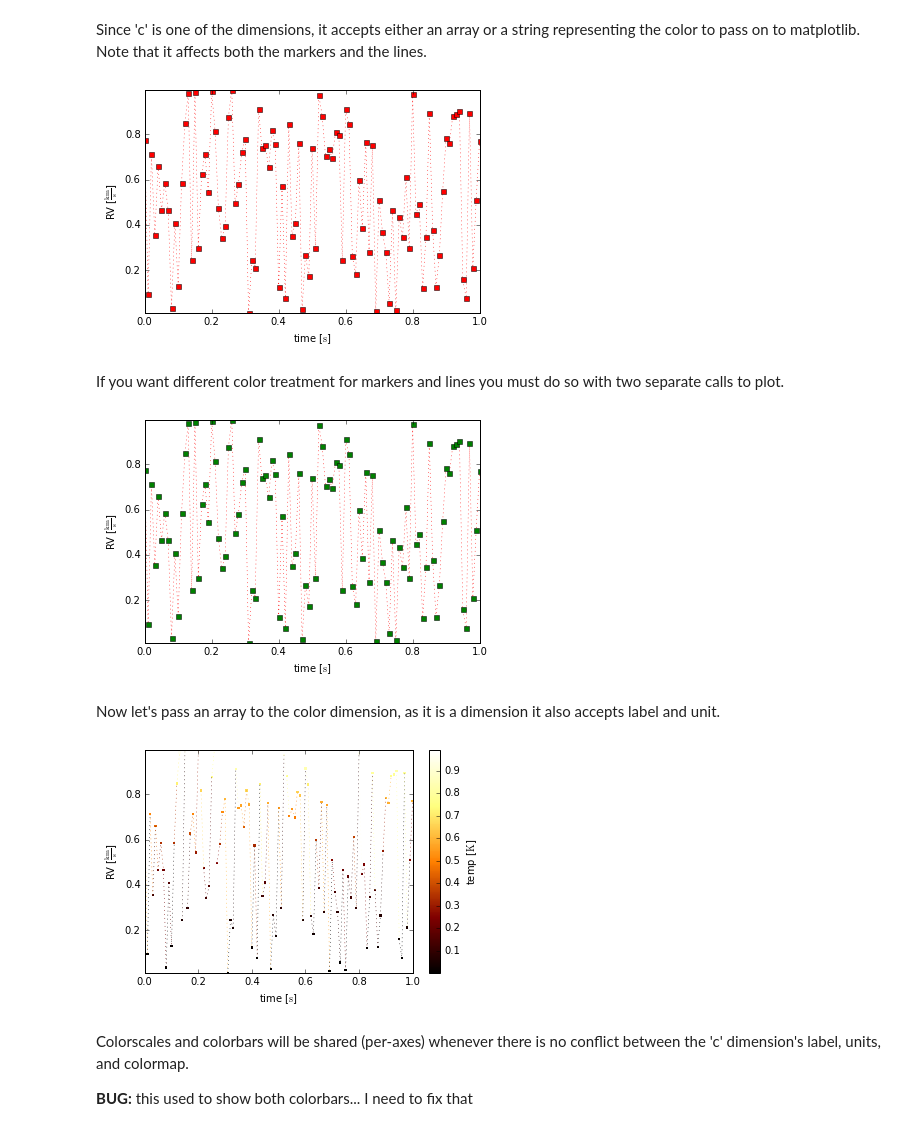
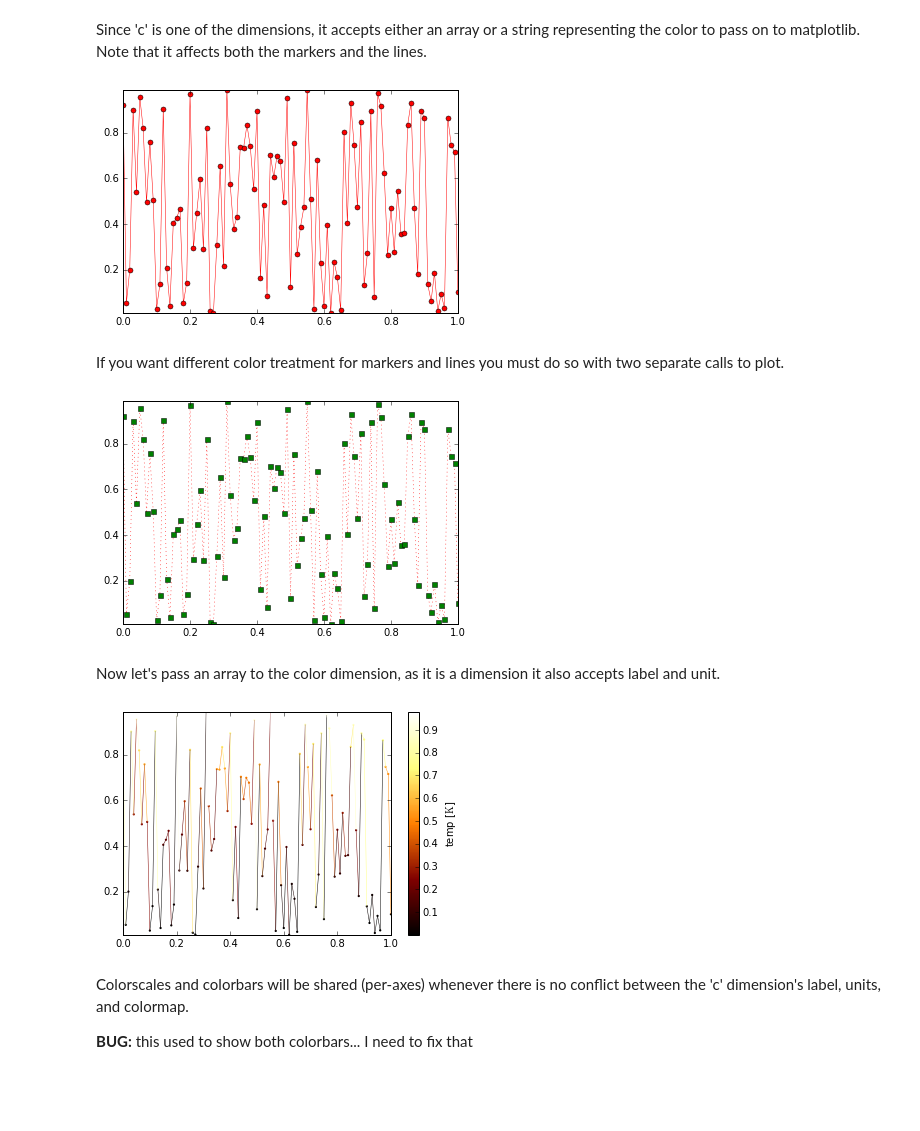
Before and after one commit to kecnry/autofig, a Jupyter notebook: examples/autofig_basics.ipynb, the cells around one changed output. Drawn from its saved outputs; the diff is of its cells as text; code cells hidden in the pictures; blank space fills up the shorter version.

```diff
--- a/examples/autofig_basics.ipynb
+++ b/examples/autofig_basics.ipynb
@@ -77,29 +77,27 @@ autofig.plot(x=x, xlabel='time', xunit=u.s, y=y, ylabel='RV', yunit='km/s', yerr
 Since 'c' is one of the dimensions, it accepts either an array or a string representing the color to pass on to matplotlib.  Note that it affects both the markers and the lines.
 # %%
 autofig.reset()
-autofig.plot(x=x, xlabel='time', xunit=u.s, y=y, ylabel='RV', yunit='km/s', marker='s', ls='dotted', c='red')
+autofig.plot(x=x, y=y, c='red')
 # %% [output]
-[figure, old version]
+[figure, new version]
 # %% [markdown]
 If you want different color treatment for markers and lines you must do so with two separate calls to plot.
 # %%
 autofig.reset()
-autofig.plot(x=x, xlabel='time', xunit=u.s, y=y, ylabel='RV', yunit='km/s', marker='None', ls='dotted', c='red')
-autofig.plot(x=x, xlabel='time', xunit=u.s, y=y, ylabel='RV', yunit='km/s', marker='s', ls='None', c='green')
+autofig.plot(x=x, y=y, marker='None', ls='dotted', c='red')
+autofig.plot(x=x, y=y, marker='s', ls='None', c='green')
 # %% [output]
-[figure, old version]
+[figure, new version]
 # %% [markdown]
 Now let's pass an array to the color dimension, as it is a dimension it also accepts label and unit.
 # %%
 c = y**2
 
 autofig.reset()
-autofig.plot(x=x, xlabel='time', xunit=u.s,
-             y=y, ylabel='RV', yunit='km/s',
-             c=c, clabel='temp', cunit=u.K, cmap='afmhot',
-             marker='s', ls='dotted')
+autofig.plot(x=x, y=y,
+             c=c, clabel='temp', cunit=u.K, cmap='afmhot')
 # %% [output]
-[figure, old version]
+[figure, new version]
 # %% [markdown]
 Colorscales and colorbars will be shared (per-axes) whenever there is no conflict between the 'c' dimension's label, units, and colormap.
 
```
Also changed, not shown: parts of 18 cells of this notebook.
